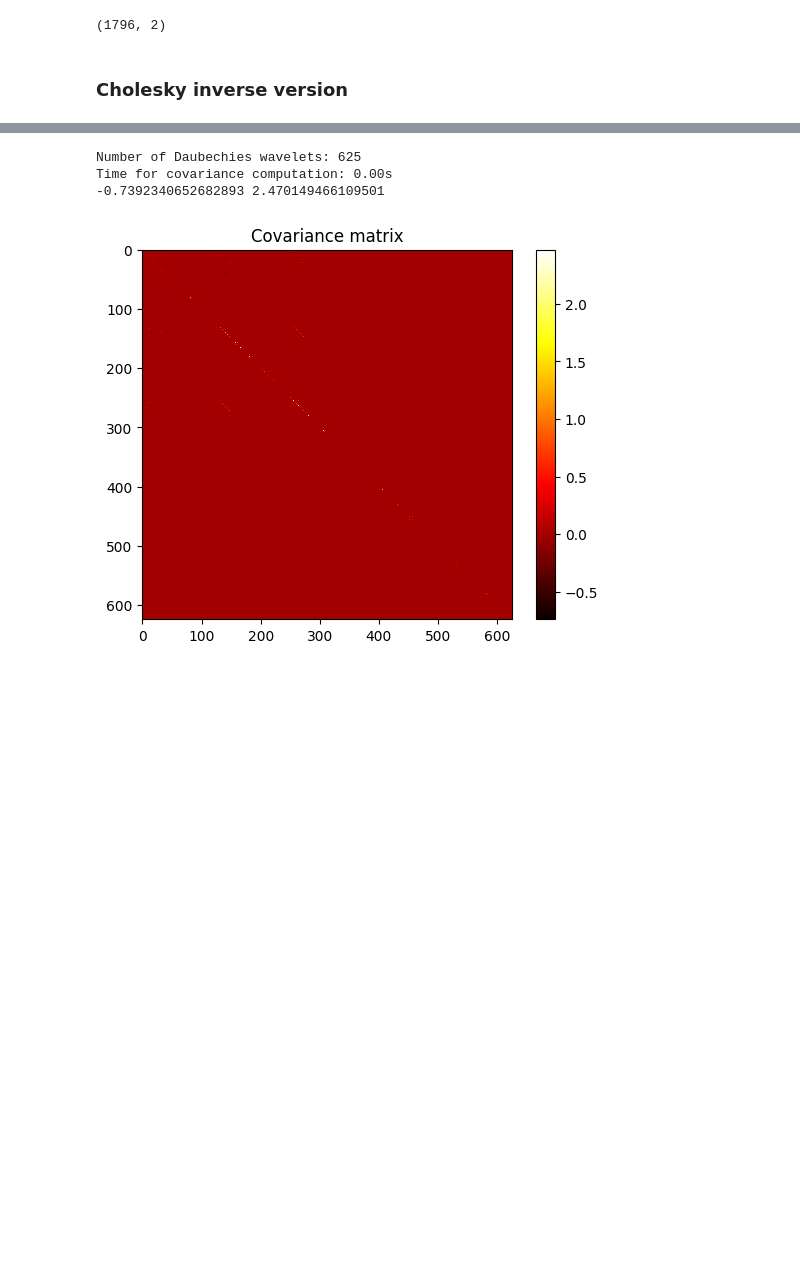
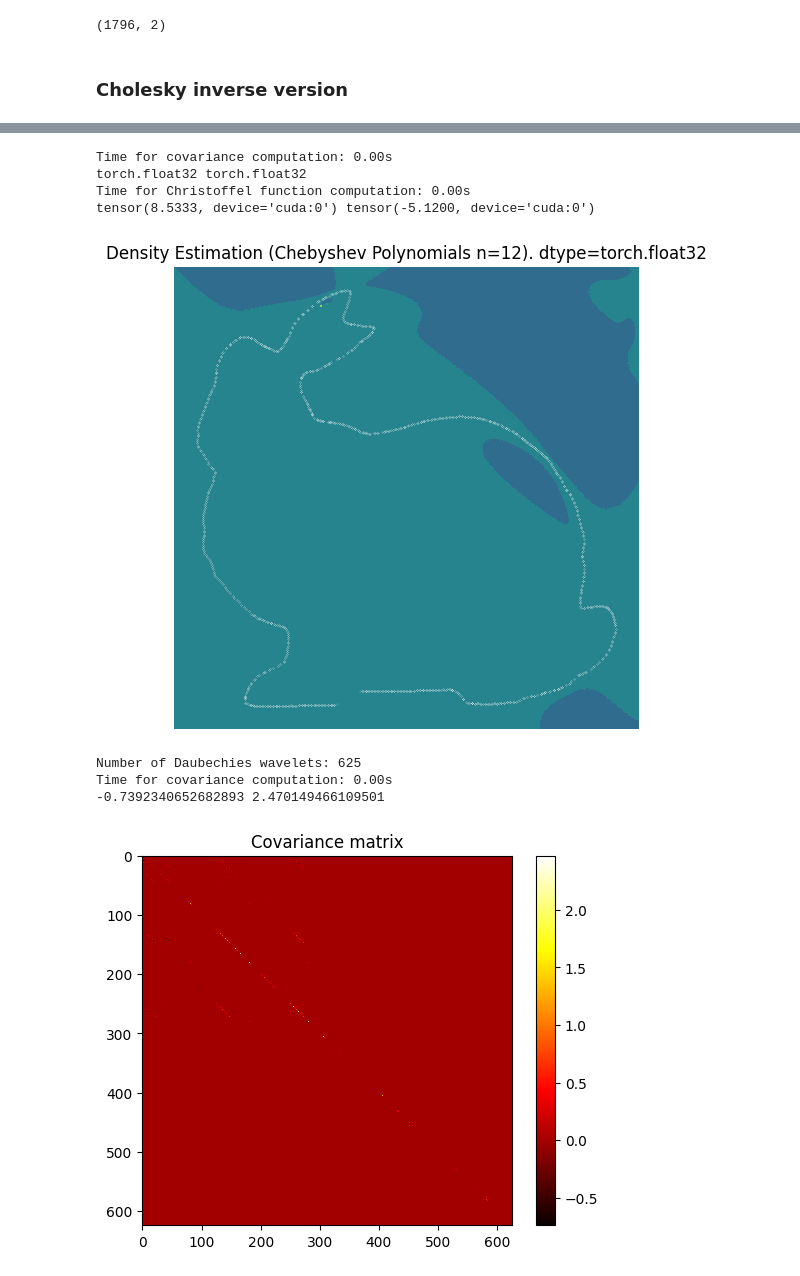
Before and after one commit to yzdn13l/christoffel-darboux, a Jupyter notebook: cd_aprox_cheby_2d.ipynb, the cells around one changed output, grey strips where cells are left out. Cells and saved outputs as stored; diff of their text form; code cells hidden in the pictures; blank space fills up the shorter version.

```diff
--- a/cd_aprox_cheby_2d.ipynb
+++ b/cd_aprox_cheby_2d.ipynb
@@ -515 +518,26 @@ plt.show()
+# %%
+# Set the degree of polynomials
+from functools import partial
+degree = 12
+# Approximate density
+grids, density = approximate_density_torch(torch.tensor(pcl, dtype=torch.float32).cuda(), degree, poly=generate_chebyshev_polynomials_sequence_batch, grid_size=500, reg=1e-12)
+print(density.max(), density.min())
+grids = [grid.cpu() for grid in grids]
+density = density.cpu()
+# Plot the level sets of the density
+plt.figure(figsize=(6,6))
+plt.contourf(*grids, density, levels=10)
+plt.scatter(pcl[:, 0], pcl[:, 1], s=0.01, color='white')
+# plt.colorbar()
+plt.title('Density Estimation (Chebyshev Polynomials n=%d). dtype=%s' % (degree, density.dtype))
+plt.xlabel('x')
+plt.ylabel('y')
+plt.axis('off')
+plt.show()
+# %% [output]
+Time for covariance computation: 0.00s
+torch.float32 torch.float32
+Time for Christoffel function computation: 0.00s
+tensor(8.5333, device='cuda:0') tensor(-5.1200, device='cuda:0')
+[figure, added]
 # %%
```
Also changed, not shown: parts of 7 cells of this notebook, 1 other file.
